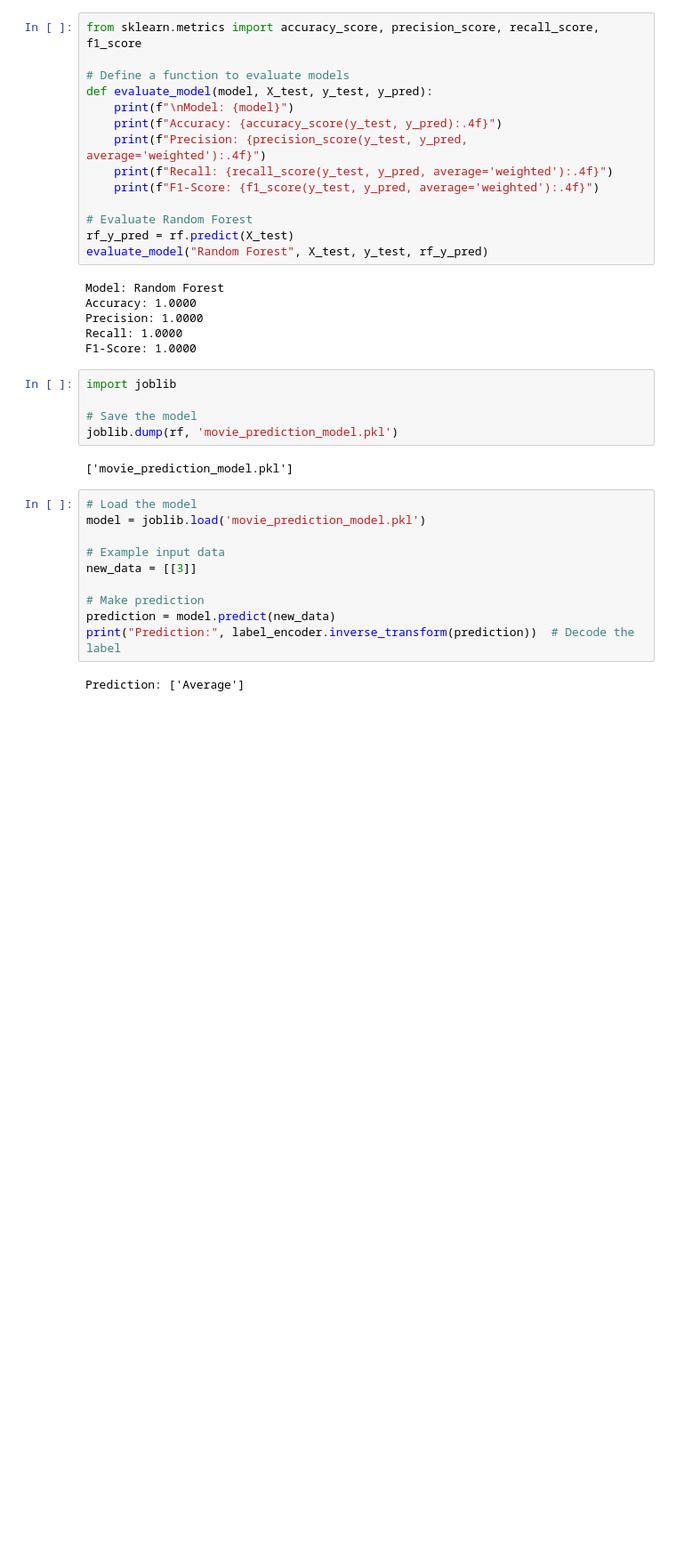
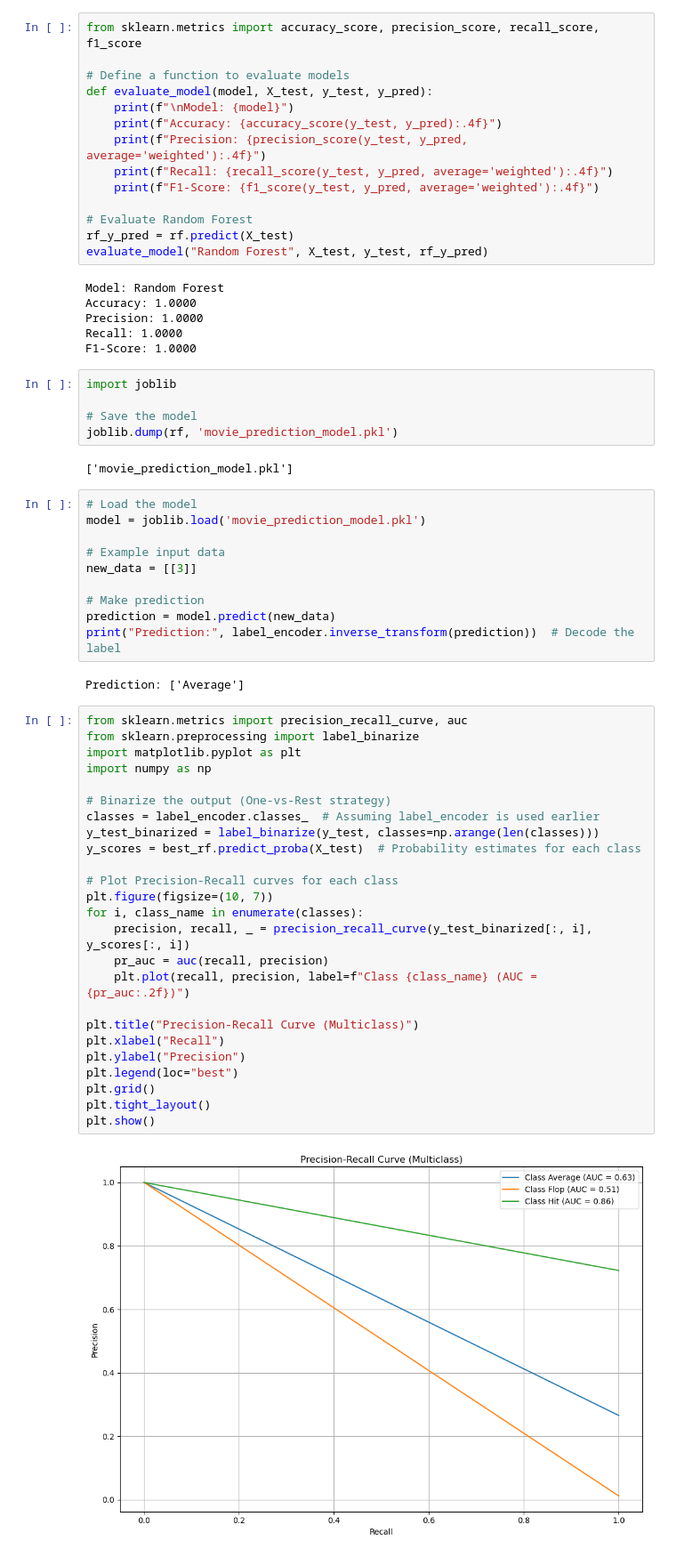
Before and after one commit to gk-08-we/Movie-Prediction, a Jupyter notebook: MoviePrediction.ipynb, the cells around one changed output. Shown: that part at 89% size. Cells and saved outputs as stored; diff of their text form; blank space fills up the shorter version.

```diff
--- a/MoviePrediction.ipynb
+++ b/MoviePrediction.ipynb
@@ -535,3 +706,30 @@ prediction = model.predict(new_data)
 print("Prediction:", label_encoder.inverse_transform(prediction))  # Decode the label
 # %% [output]
 Prediction: ['Average']
+# %%
+from sklearn.metrics import precision_recall_curve, auc
+from sklearn.preprocessing import label_binarize
+import matplotlib.pyplot as plt
+import numpy as np
+
+# Binarize the output (One-vs-Rest strategy)
+classes = label_encoder.classes_  # Assuming label_encoder is used earlier
+y_test_binarized = label_binarize(y_test, classes=np.arange(len(classes)))
+y_scores = best_rf.predict_proba(X_test)  # Probability estimates for each class
+
+# Plot Precision-Recall curves for each class
+plt.figure(figsize=(10, 7))
+for i, class_name in enumerate(classes):
+    precision, recall, _ = precision_recall_curve(y_test_binarized[:, i], y_scores[:, i])
+    pr_auc = auc(recall, precision)
+    plt.plot(recall, precision, label=f"Class {class_name} (AUC = {pr_auc:.2f})")
+
+plt.title("Precision-Recall Curve (Multiclass)")
+plt.xlabel("Recall")
+plt.ylabel("Precision")
+plt.legend(loc="best")
+plt.grid()
+plt.tight_layout()
+plt.show()
+# %% [output]
+[figure, added]
```
Also changed, not shown: parts of 11 cells of this notebook.
